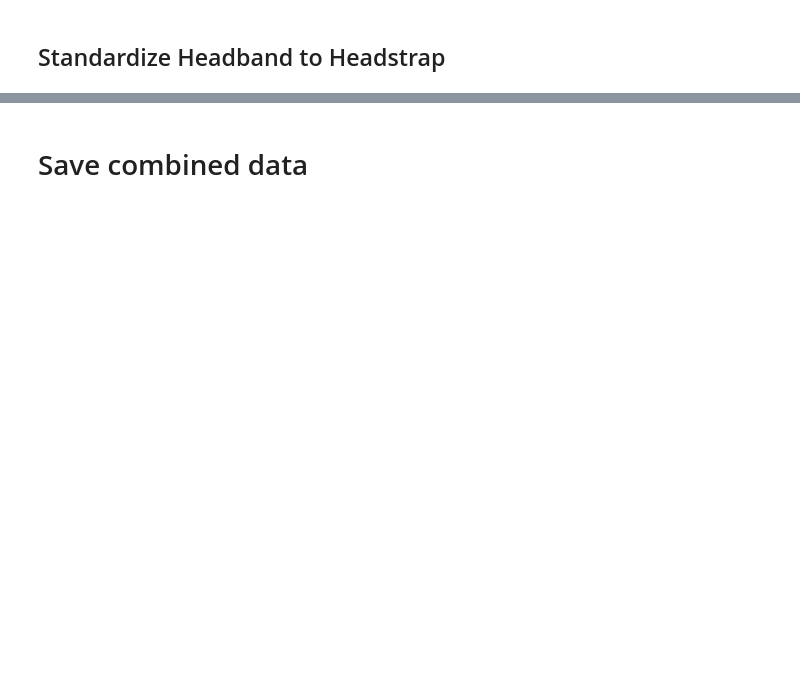
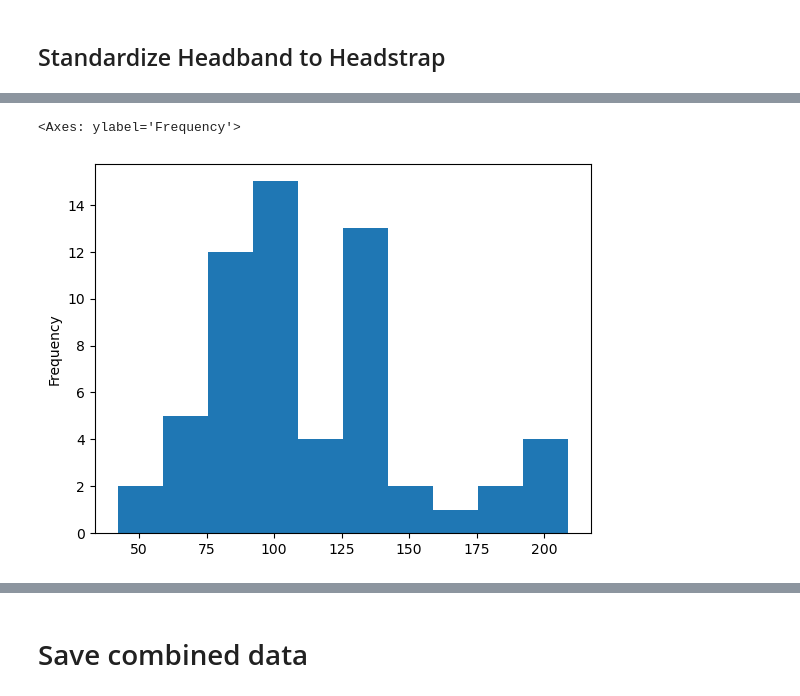
Before and after one commit to Edderic/breathesafe, a Jupyter notebook: python/mask-recommender/notebooks/combine-mask-data-sets.ipynb, the cells around one changed output, grey strips where cells are left out. Drawn from its saved outputs; the diff is of its cells as text; code cells hidden in the pictures; blank space fills up the shorter version.

```diff
--- a/python/mask-recommender/notebooks/combine-mask-data-sets.ipynb
+++ b/python/mask-recommender/notebooks/combine-mask-data-sets.ipynb
@@ -1047,6 +1047,12 @@ no_dups_by_uimc_breathability_fe
 | 215 | Zhushi Pharmaceutical Medical Pro... |  | 98.48 | 147.10 | None | None | ... |
 | 60 | Zovator (Harley) N95 Mask NIOSH N... |  | 99.35 | 88.60 | None | None | ... |
 517 rows × 19 columns
+# %%
+armbrust_mask_nerd_pmm = pd.concat([
+    no_dups_by_uimc_breathability_fe,
+    pmm_with_image_urls
+]
+).sort_values(by='uimc_lower')
 # %%
 no_dups_by_uimc_breathability_fe.columns
 # %% [output]
@@ -1359,0 +1660,5 @@ combined[~combined['strap_type'].isin(['Earloop', 'Headstrap'])]
+# %%
+combined['mass_grams'].astype('float').plot.hist()
+# %% [output]
+<Axes: ylabel='Frequency'>
+[figure, added]
```
Also changed, not shown: parts of 27 cells of this notebook, 2 other files.
